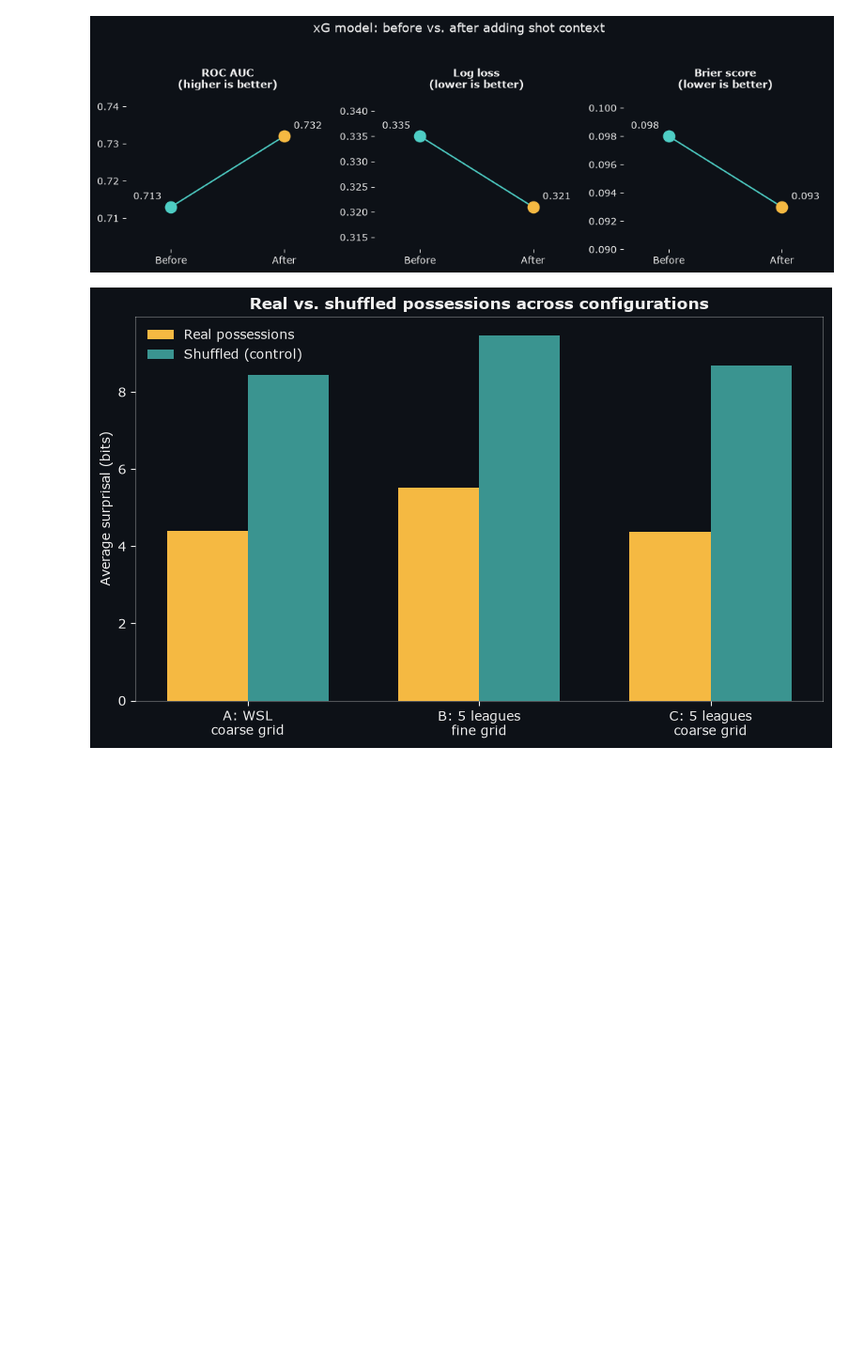
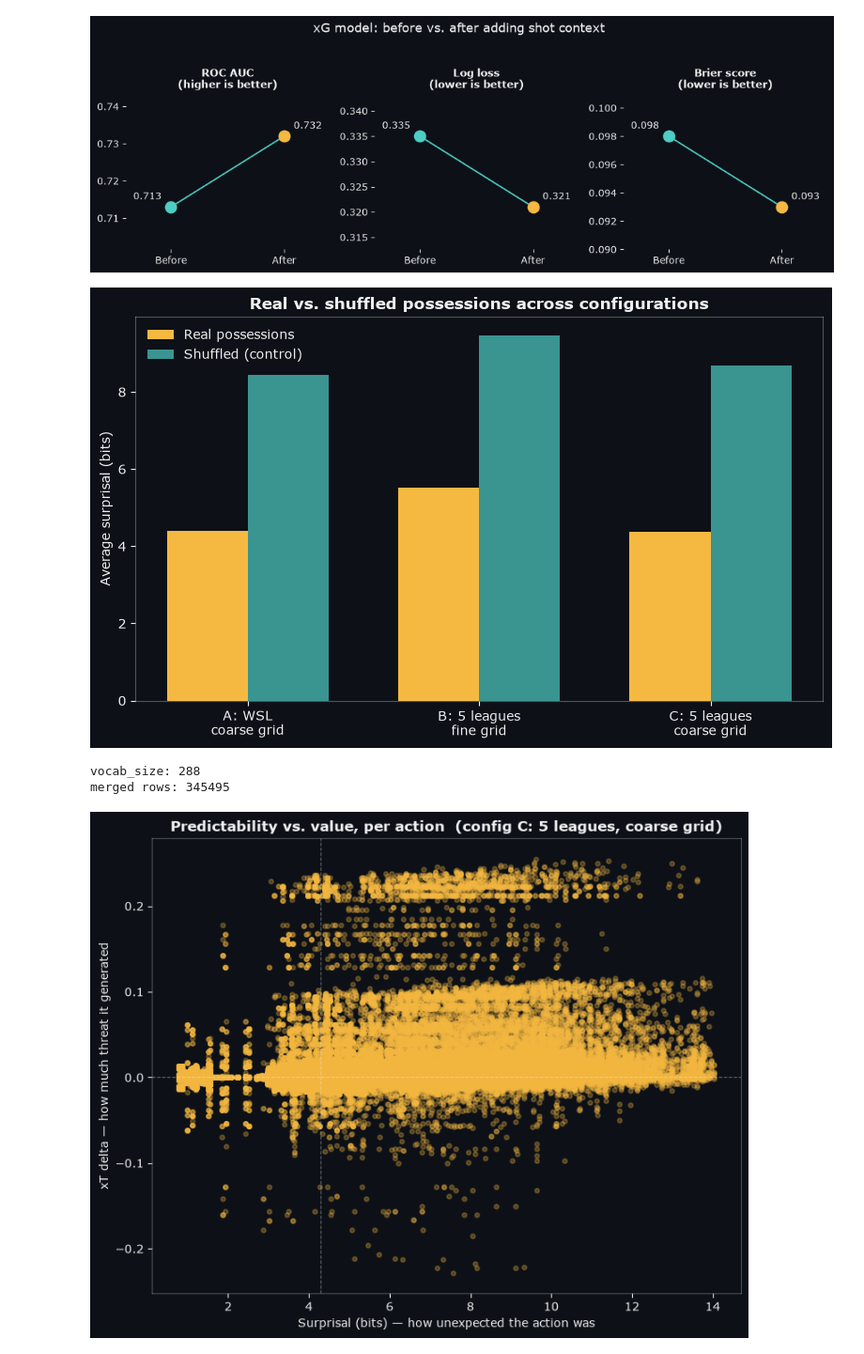
Before and after one commit to Lephim/football-intelligence-copilot, a Jupyter notebook: notebooks/01_exploring_match_data.ipynb, the cells around one changed output. Shown at 94% size. Drawn from its saved outputs; the diff is of its cells as text; code cells hidden in the pictures; blank space fills up the shorter version.

```diff
--- a/notebooks/01_exploring_match_data.ipynb
+++ b/notebooks/01_exploring_match_data.ipynb
@@ -1039,3 +1047,68 @@ fig.tight_layout()
 fig.savefig("perplexity_validation.png", dpi=150, bbox_inches="tight")
 # %% [output]
 [figure]
+# %%
+import matplotlib.pyplot as plt
+from src.analytics.xt_model import _zone_index
+
+# --- explicitly pull from result_c (5 leagues, coarse grid — the final configuration) ---
+model = result_c["model"]
+test_sequences = result_c["test_sequences"]
+tokenized = result_c["tokenized"]
+
+print(f"vocab_size: {model['vocab_size']}")  # sanity check — should be ~280-288 for the coarse grid
+
+# --- recompute action_surprise fresh from this specific model/sequences pair ---
+from src.analytics.sequence_model import compute_action_surprise
+action_surprise = compute_action_surprise(model, test_sequences)
+
+# --- merge in player/minute/location, keyed off result_c's own tokenized data ---
+test_ids = list({match_id for (match_id, _) in test_sequences.keys()})
+tokenized_test = tokenized[tokenized["match_id"].isin(test_ids)].copy()
+tokenized_test["position_in_possession"] = tokenized_test.groupby(["match_id", "possession"]).cumcount() + 1
+
+merged = action_surprise.merge(
+    tokenized_test[[
+        "match_id", "possession", "position_in_possession",
+        "player", "minute", "event_type", "x", "y", "end_x", "end_y",
+    ]],
+    on=["match_id", "possession", "position_in_possession"],
+    how="left",
+)
+
+# --- attach xT delta using the turnover-aware grid (state which one explicitly) ---
+col_start, row_start = _zone_index(merged["x"].to_numpy(), merged["y"].to_numpy())
+col_end, row_end = _zone_index(
+    merged["end_x"].fillna(merged["x"]).to_numpy(),
+    merged["end_y"].fillna(merged["y"]).to_numpy(),
+)
+merged["xt_start"] = xt_with_turnover[col_start, row_start]
+merged["xt_end"] = xt_with_turnover[col_end, row_end]
+merged["xt_delta"] = merged["xt_end"] - merged["xt_start"]
+
+print(f"merged rows: {len(merged)}")  # sanity check — should be a large fraction of action_surprise's row count
+
+# --- plot ---
+from src.visualisation.theme import BG_COLOR, ACCENT_GOLD, TEXT_COLOR, apply_theme
+apply_theme()
+
+fig, ax = plt.subplots(figsize=(9, 7))
+ax.scatter(merged["surprise"], merged["xt_delta"], alpha=0.3, s=15, color=ACCENT_GOLD)
+ax.axhline(0, color=TEXT_COLOR, linewidth=0.8, linestyle="--", alpha=0.4)
+ax.axvline(merged["surprise"].median(), color=TEXT_COLOR, linewidth=0.8, linestyle="--", alpha=0.4)
+
+ax.set_xlabel("Surprisal (bits) — how unexpected the action was", color=TEXT_COLOR)
+ax.set_ylabel("xT delta — how much threat it generated", color=TEXT_COLOR)
+ax.set_title("Predictability vs. value, per action  (config C: 5 leagues, coarse grid)", color=TEXT_COLOR)
+ax.tick_params(colors=TEXT_COLOR)
+for spine in ax.spines.values():
+    spine.set_color(TEXT_COLOR)
+    spine.set_alpha(0.3)
+fig.patch.set_facecolor(BG_COLOR)
+ax.set_facecolor(BG_COLOR)
+
+fig.savefig("xsurprise_vs_xt_2.png", dpi=150, bbox_inches="tight")
+# %% [output]
+vocab_size: 288
+merged rows: 345495
+[figure, added]
```
Also changed, not shown: parts of 4 cells of this notebook, 1 other file.
